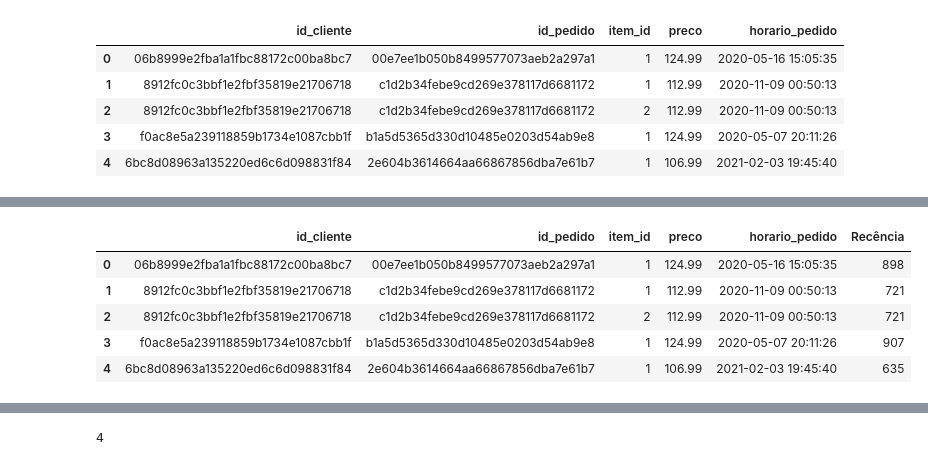
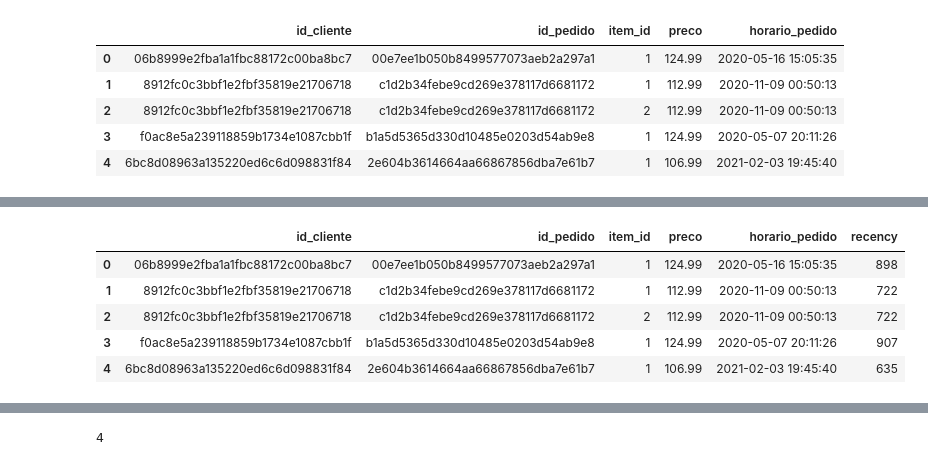
Before and after one commit to davidviana/clusters, a Jupyter notebook: Atividade_Swift.ipynb, the cells around one changed output, grey strips where cells are left out. Cells and saved outputs as stored; diff of their text form; code cells hidden in the pictures.

```diff
--- a/Atividade_Swift.ipynb
+++ b/Atividade_Swift.ipynb
@@ -22,12 +23,13 @@ df_list.head()
 | 3 | f0ac8e5a239118859b1734e1087cbb1f | b1a5d5365d330d10485e0203d54ab9e8 | 1 | 124.99 | 2020-05-07 20:11:26 |
 | 4 | 6bc8d08963a135220ed6c6d098831f84 | 2e604b3614664aa66867856dba7e61b7 | 1 | 106.99 | 2021-02-03 19:45:40 |
 # %%
+# Recency
 df_compra = df[['id_cliente', 'horario_pedido']]
-df_compra = df.groupby('id_cliente').horario_pedido.max().reset_index()
-df_compra.columns = ['id_cliente', 'DataMax']
+df_compra = df.groupby('id_cliente') ['horario_pedido'].max()
+df_compra = df_compra.reset_index()
+df_compra.columns = ['id_cliente', 'data_max']
-# %%
-df_compra['DataMax'] = pd.to_datetime(df_compra['DataMax'])
 # %%
-df_compra['Recência'] = (datetime.datetime.today() - df_compra['DataMax']).dt.days
+df_compra['data_max'] = pd.to_datetime(df_compra['data_max'])
+df_compra['recency'] = (datetime.datetime.today() - df_compra['data_max']).dt.days
 df_compra.head()
 # %% [output]
@@ -40,10 +42,10 @@ df_compra.head()
 # %%
-df_cliente = pd.merge(df_list, df_compra[['id_cliente', 'Recência']], on = 'id_cliente')
+df_cliente = pd.merge(df_list, df_compra[['id_cliente', 'recency']], on = 'id_cliente')
 df_cliente.head()
 # %% [output]
-|  | id_cliente | id_pedido | item_id | preco | horario_pedido | Recência |
+|  | id_cliente | id_pedido | item_id | preco | horario_pedido | recency |
 | 0 | 06b8999e2fba1a1fbc88172c00ba8bc7 | 00e7ee1b050b8499577073aeb2a297a1 | 1 | 124.99 | 2020-05-16 15:05:35 | 898 |
-| 1 | 8912fc0c3bbf1e2fbf35819e21706718 | c1d2b34febe9cd269e378117d6681172 | 1 | 112.99 | 2020-11-09 00:50:13 | 721 |
-| 2 | 8912fc0c3bbf1e2fbf35819e21706718 | c1d2b34febe9cd269e378117d6681172 | 2 | 112.99 | 2020-11-09 00:50:13 | 721 |
+| 1 | 8912fc0c3bbf1e2fbf35819e21706718 | c1d2b34febe9cd269e378117d6681172 | 1 | 112.99 | 2020-11-09 00:50:13 | 722 |
+| 2 | 8912fc0c3bbf1e2fbf35819e21706718 | c1d2b34febe9cd269e378117d6681172 | 2 | 112.99 | 2020-11-09 00:50:13 | 722 |
 | 3 | f0ac8e5a239118859b1734e1087cbb1f | b1a5d5365d330d10485e0203d54ab9e8 | 1 | 124.99 | 2020-05-07 20:11:26 | 907 |
 | 4 | 6bc8d08963a135220ed6c6d098831f84 | 2e604b3614664aa66867856dba7e61b7 | 1 | 106.99 | 2021-02-03 19:45:40 | 635 |
```
Also changed, not shown: parts of 11 cells of this notebook.
